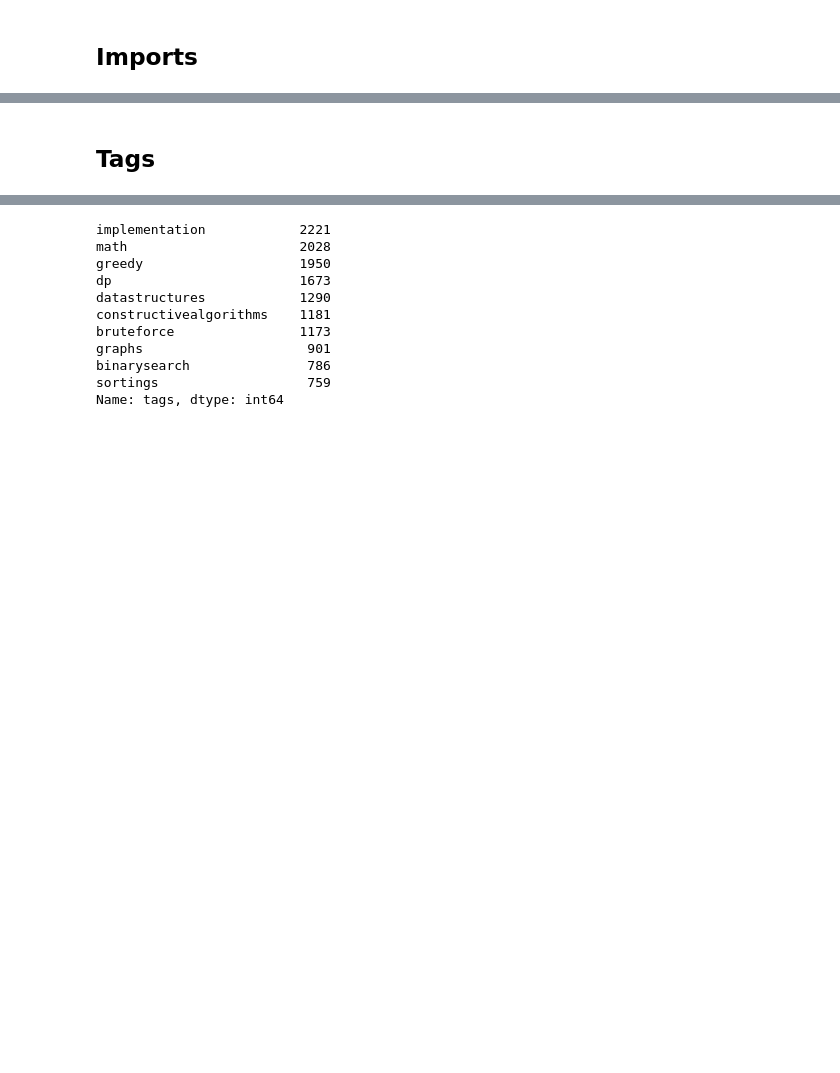
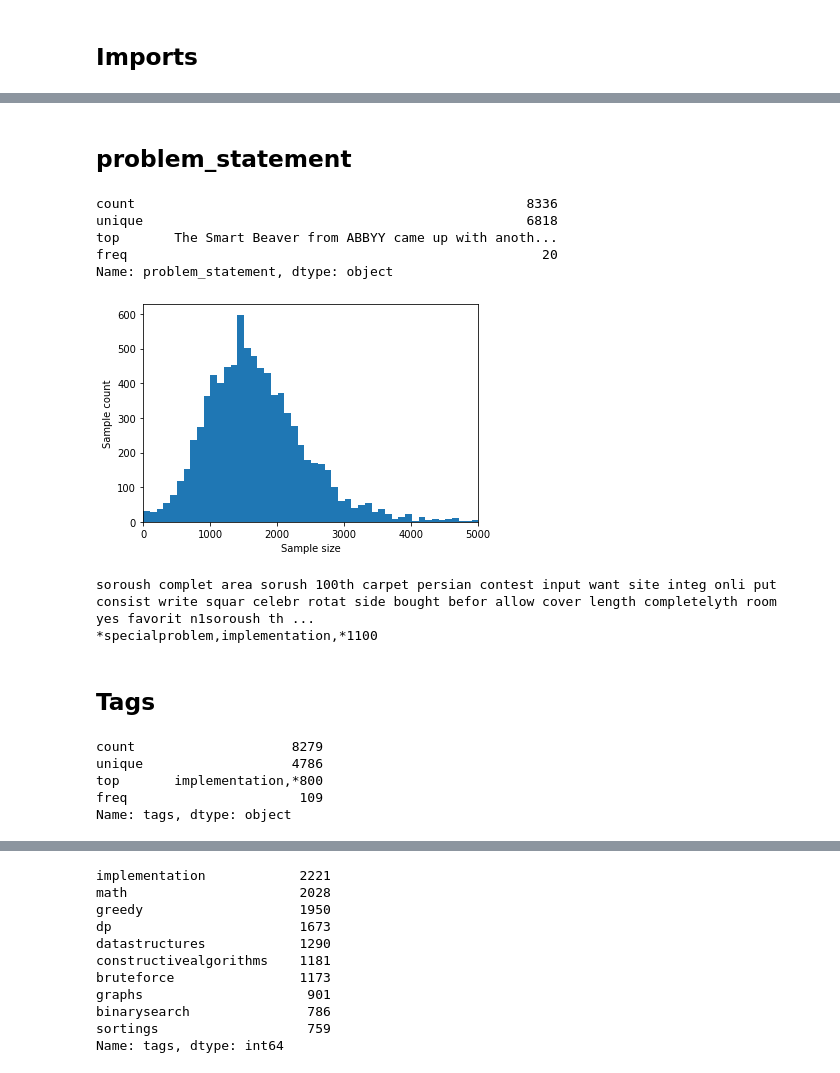
Before and after one commit to jhojin7/codeforces-predict, a Jupyter notebook: eda.ipynb, the cells around one changed output, grey strips where cells are left out. Cells and saved outputs as stored; diff of their text form; code cells hidden in the pictures; blank space fills up the shorter version.

```diff
--- a/eda.ipynb
+++ b/eda.ipynb
@@ -35,0 +52,20 @@ None
+# %% [markdown]
+## problem_statement
+# %%
+df["problem_statement"].describe()
+# %% [output]
+count                                                  8336
+unique                                                 6818
+top       The Smart Beaver from ABBYY came up with anoth...
+freq                                                     20
+Name: problem_statement, dtype: object
+# %%
+samples = df["problem_statement"].values
+plt.hist([len(str(s)) for s in samples], 100)
+plt.xlim(0,5000)
+plt.xlabel("Sample size")
+plt.ylabel("Sample count")
+plt.title("")
+plt.show()
+# %% [output]
+[figure, added]
@@ -36,3 +76,23 @@ None
+# %%
+import re
+from preprocess import preprocess_text
+text = df.loc["100A","problem_statement"]
+print(preprocess_text(text))
+print(df.loc["100A","tags"])
+
+df["problem_statement"] = \
+    df["problem_statement"].apply(lambda x:preprocess_text(str(x)))
+# %% [output]
+soroush complet area sorush 100th carpet persian contest input want site integ onli put consist write squar celebr rotat side bought befor allow cover length completelyth room yes favorit n1soroush th ...
+*specialproblem,implementation,*1100
 # %% [markdown]
 ## Tags
+# %%
+df["tags"].describe()
+# %% [output]
+count                    8279
+unique                   4786
+top       implementation,*800
+freq                      109
+Name: tags, dtype: object
 # %%
```
Also changed, not shown: parts of 24 cells of this notebook, 1 other file.
